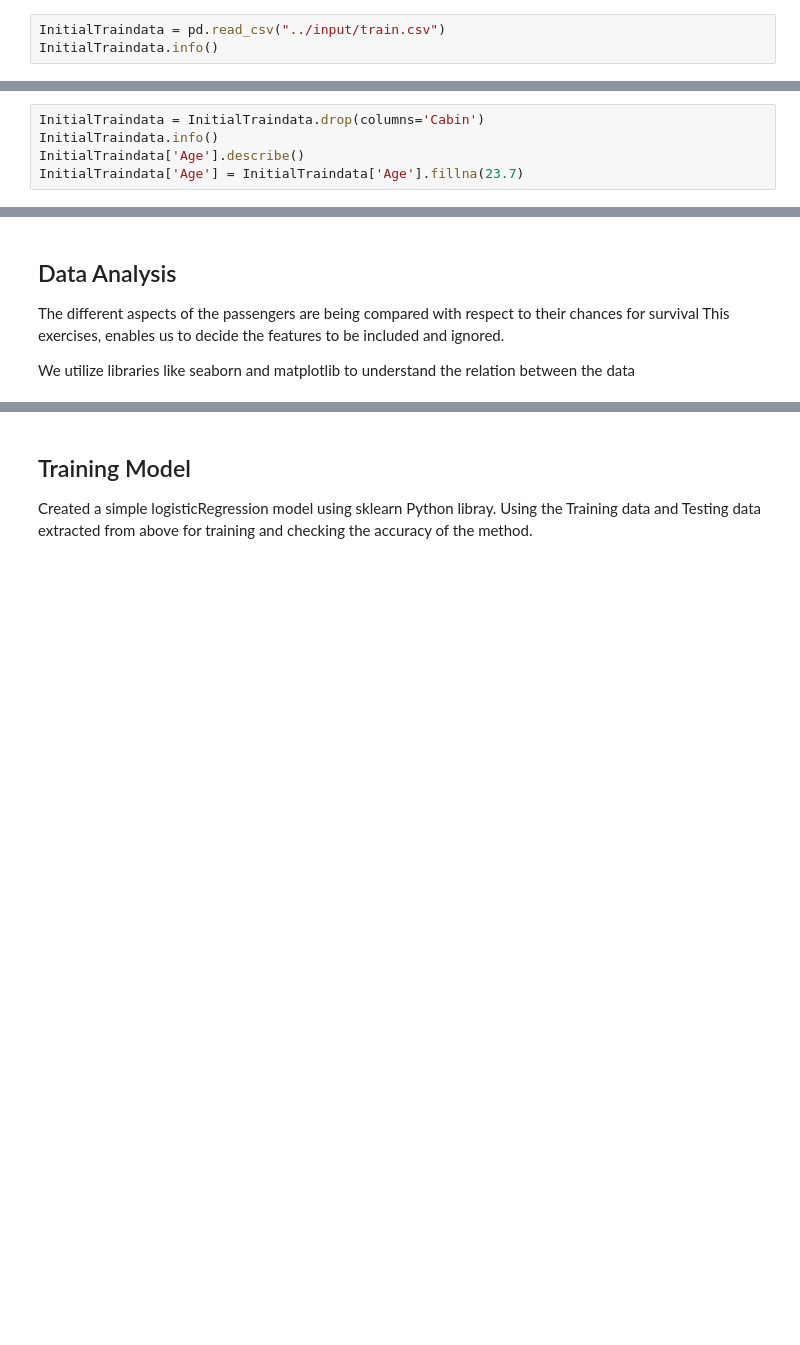
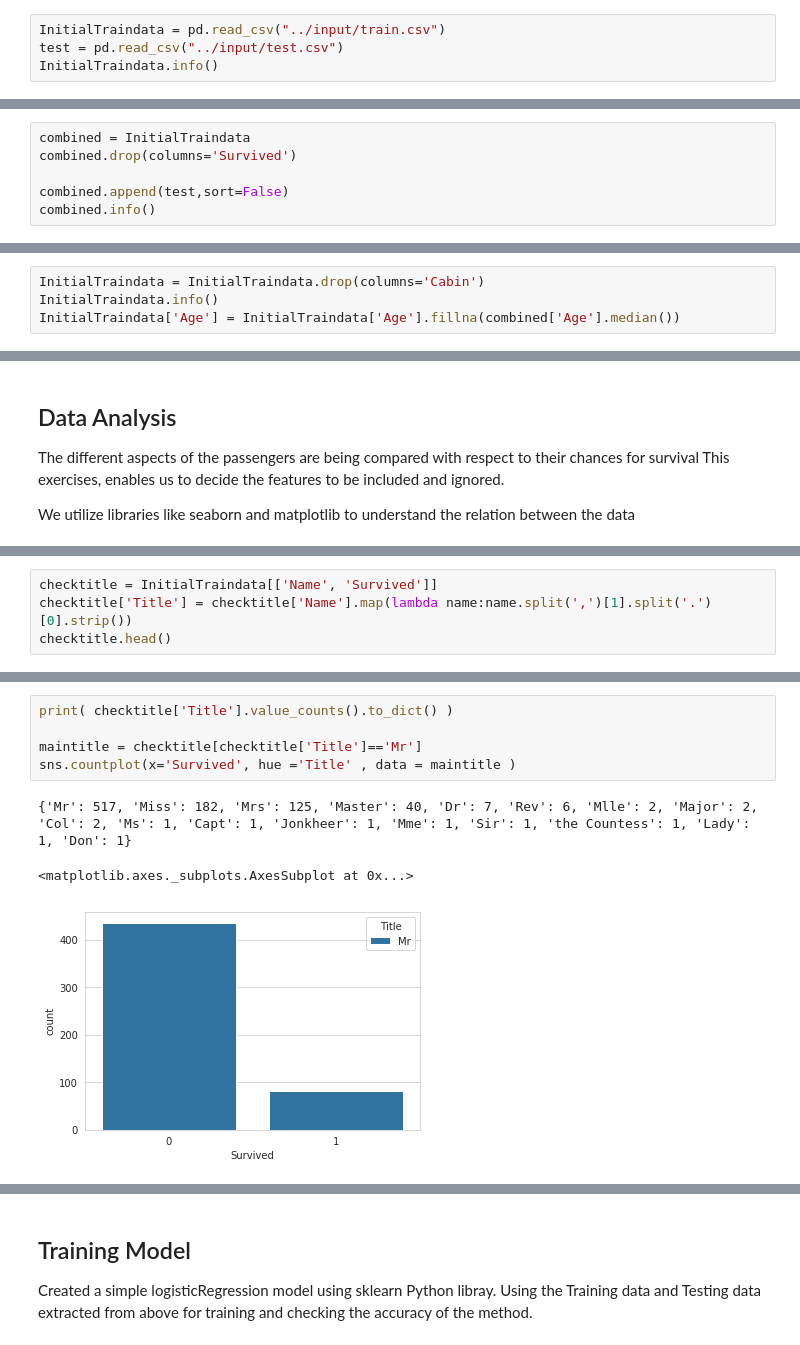
Before and after one commit to ssanishk/Titanic-Kaggle-Problem, a Jupyter notebook: Titanic-Kaggle.ipynb, the cells around one changed output, grey strips where cells are left out. Saved outputs shown, nothing was run; the diff lists cells and outputs as text; blank space fills up the shorter version.

```diff
--- a/Titanic-Kaggle.ipynb
+++ b/Titanic-Kaggle.ipynb
@@ -28,4 +29,5 @@ from sklearn.ensemble import AdaBoostClassifier
 ## Obtaining data from csv
 # %%
 InitialTraindata = pd.read_csv("../input/train.csv")
+test = pd.read_csv("../input/test.csv")
 InitialTraindata.info()
@@ -31,0 +54,6 @@ InitialTraindata.info()
+# %%
+combined = InitialTraindata
+combined.drop(columns='Survived')
+
+combined.append(test,sort=False)
+combined.info()
@@ -40,5 +98,4 @@ To counter the lack in data:
 # %%
 InitialTraindata = InitialTraindata.drop(columns='Cabin')
 InitialTraindata.info()
-InitialTraindata['Age'].describe()
-InitialTraindata['Age'] = InitialTraindata['Age'].fillna(23.7)
+InitialTraindata['Age'] = InitialTraindata['Age'].fillna(combined['Age'].median())
@@ -63,0 +159,4 @@ survived.Pclass.value_counts()
+# %%
+checktitle = InitialTraindata[['Name', 'Survived']]
+checktitle['Title'] = checktitle['Name'].map(lambda name:name.split(',')[1].split('.')[0].strip())
+checktitle.head()
@@ -63,0 +174,9 @@ survived.Pclass.value_counts()
+# %%
+print( checktitle['Title'].value_counts().to_dict() )
+
+maintitle = checktitle[checktitle['Title']=='Mr']
+sns.countplot(x='Survived', hue ='Title' , data = maintitle )
+# %% [output]
+{'Mr': 517, 'Miss': 182, 'Mrs': 125, 'Master': 40, 'Dr': 7, 'Rev': 6, 'Mlle': 2, 'Major': 2, 'Col': 2, 'Ms': 1, 'Capt': 1, 'Jonkheer': 1, 'Mme': 1, 'Sir': 1, 'the Countess': 1, 'Lady': 1, 'Don': 1}
+<matplotlib.axes._subplots.AxesSubplot at 0x...>
+[figure, added]
```
Also changed, not shown: parts of 26 cells of this notebook.
